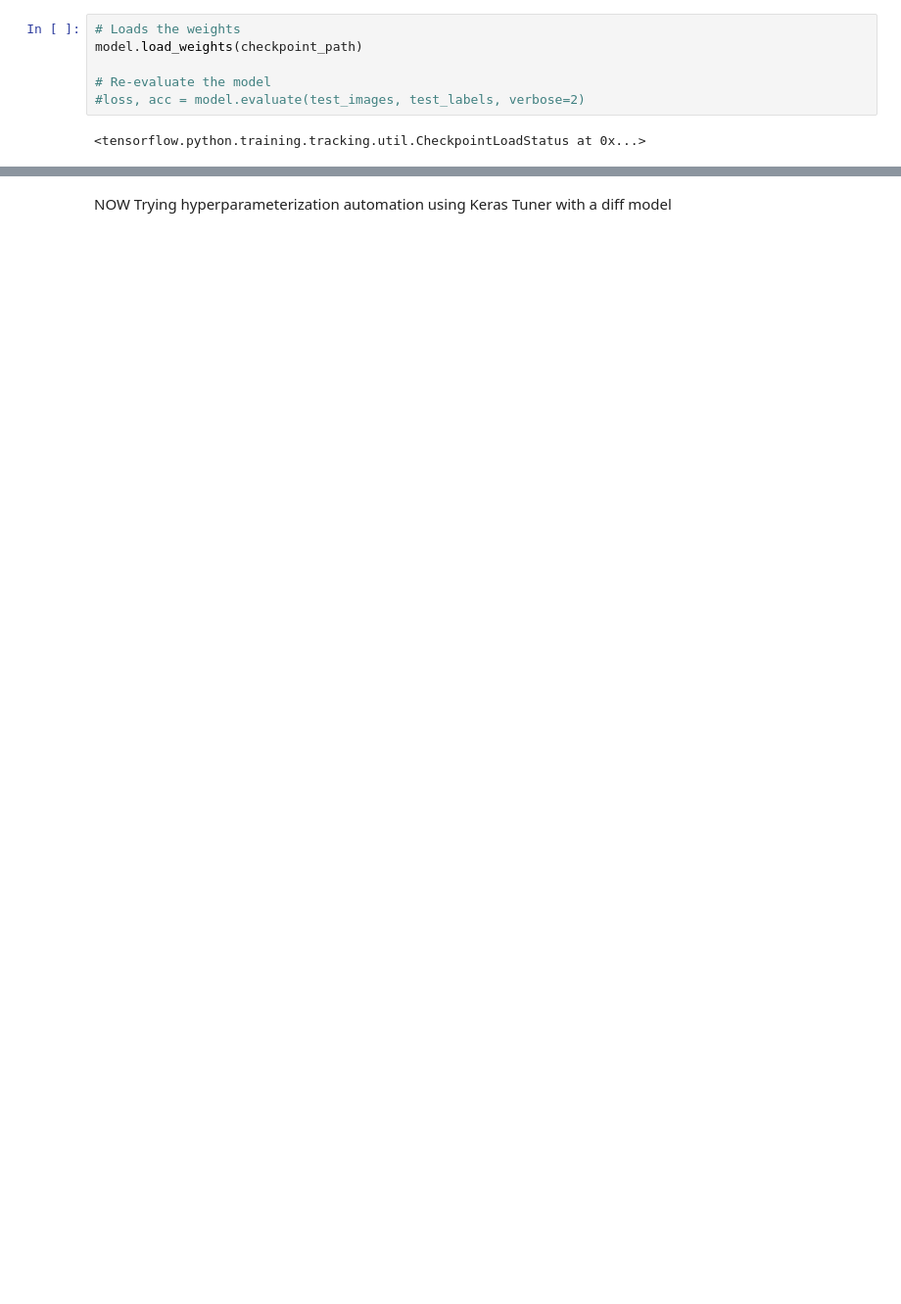
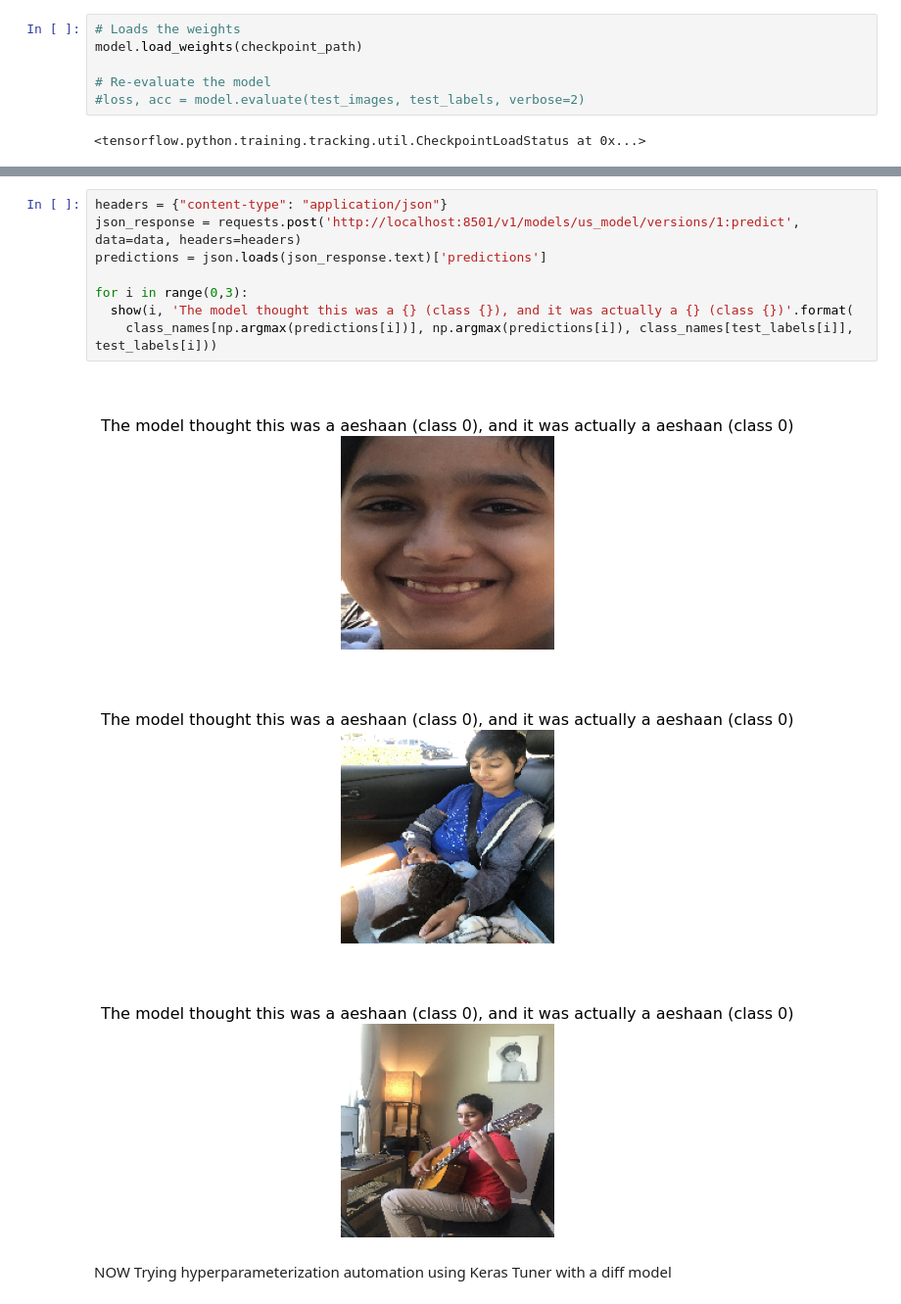
Before and after one commit to eshmaapps/UIUtils, a Jupyter notebook: us2.ipynb, the cells around one changed output, grey strips where cells are left out. Shown at 98% size. Drawn from its saved outputs; the diff is of its cells as text; blank space fills up the shorter version.

```diff
--- a/us2.ipynb
+++ b/us2.ipynb
@@ -202,2 +325,14 @@ model.load_weights(checkpoint_path)
+# %%
+headers = {"content-type": "application/json"}
+json_response = requests.post('http://localhost:8501/v1/models/us_model/versions/1:predict', data=data, headers=headers)
+predictions = json.loads(json_response.text)['predictions']
+
+for i in range(0,3):
+  show(i, 'The model thought this was a {} (class {}), and it was actually a {} (class {})'.format(
+    class_names[np.argmax(predictions[i])], np.argmax(predictions[i]), class_names[test_labels[i]], test_labels[i]))
+# %% [output]
+[figure, added]
+[figure, added]
+[figure, added]
 # %% [markdown]
 NOW Trying hyperparameterization automation using Keras Tuner with a diff model
```
Also changed, not shown: parts of 50 cells of this notebook.
